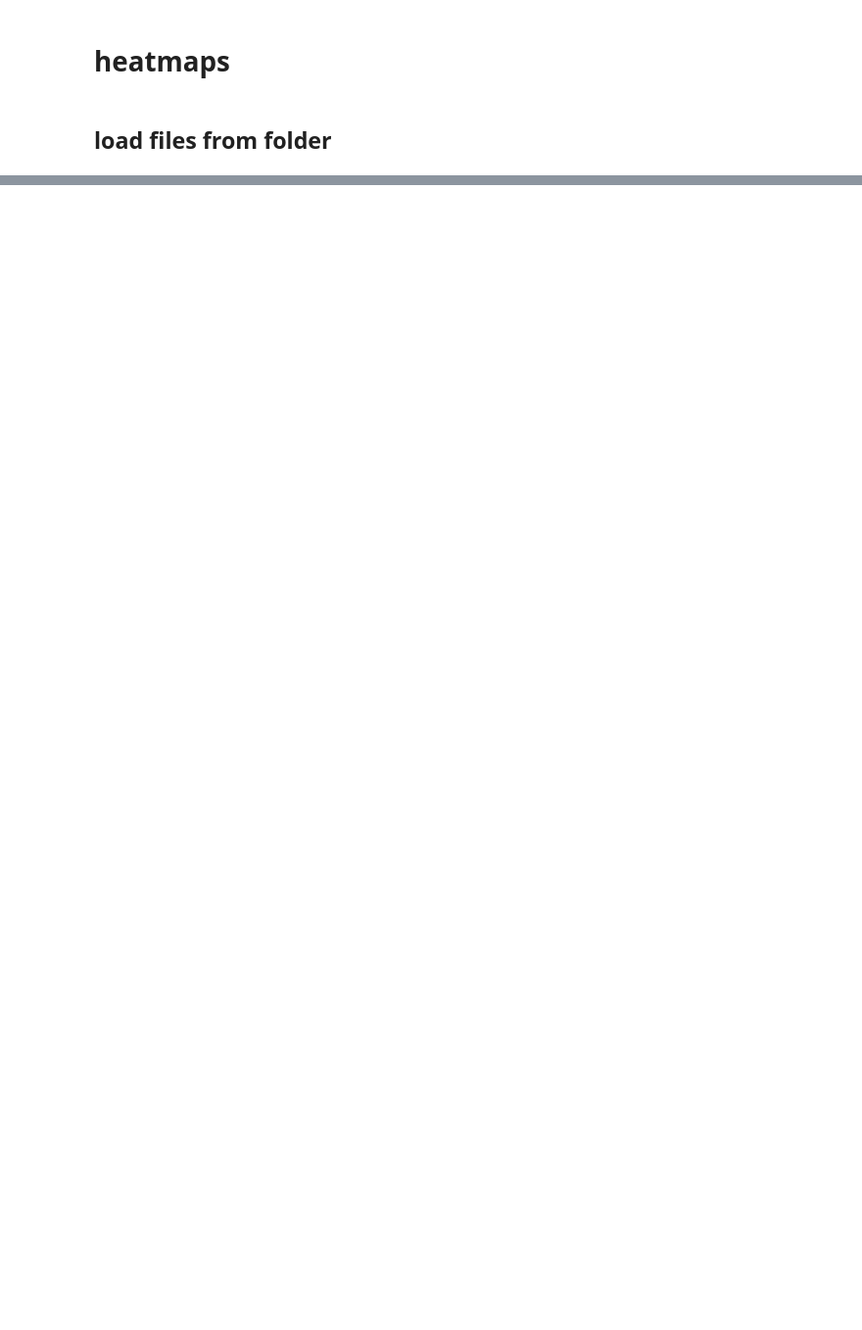
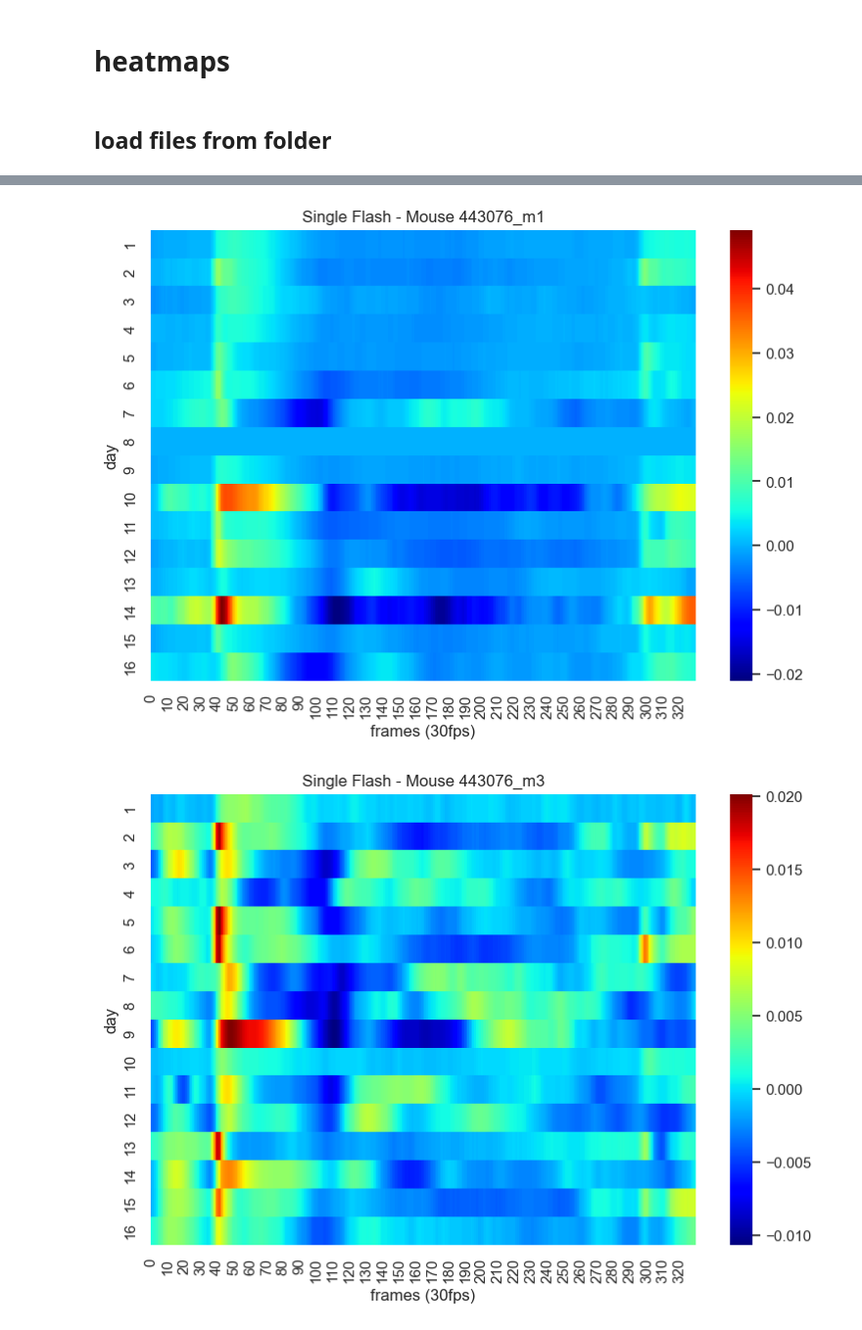
Before and after one commit to ktrap06/corticalanalysis, a Jupyter notebook: Notebook/heatmaps_stage3.ipynb, the cells around one changed output, grey strips where cells are left out. Shown: that part at 98% size. Cells and saved outputs as stored; diff of their text form; code cells hidden in the pictures; blank space fills up the shorter version.

```diff
--- a/Notebook/heatmaps_stage3.ipynb
+++ b/Notebook/heatmaps_stage3.ipynb
@@ -102,0 +100,9 @@ plt.savefig(export_path)
+# %%
+def load_one_day(file_path):
+
+    with open(file_path, 'rb') as file:
+        # Load the data from the pickle file
+        data = pickle.load(file)
+        time_data = np.mean(data, axis=(1, 2))
+
+    return time_data
@@ -102,0 +127,13 @@ plt.savefig(export_path)
+# %%
+for mouse_id, mouse_data in zip(mice, one_mice):
+    sns.set_theme()
+    f, ax = plt.subplots(figsize=(9, 6))
+    sns.heatmap(mouse_data, cmap="jet")
+    ax.set_yticklabels([str(i) for i in range(1, len(mouse_data) + 1)])
+    ax.set(xlabel="frames (30fps)", ylabel="day", title=f"Single Flash - Mouse {mouse_id}")
+
+    # Display the plot
+    plt.show()
+# %% [output]
+[figure, added]
+[figure, added]
```
Also changed, not shown: parts of 14 cells of this notebook, 6 other files.
